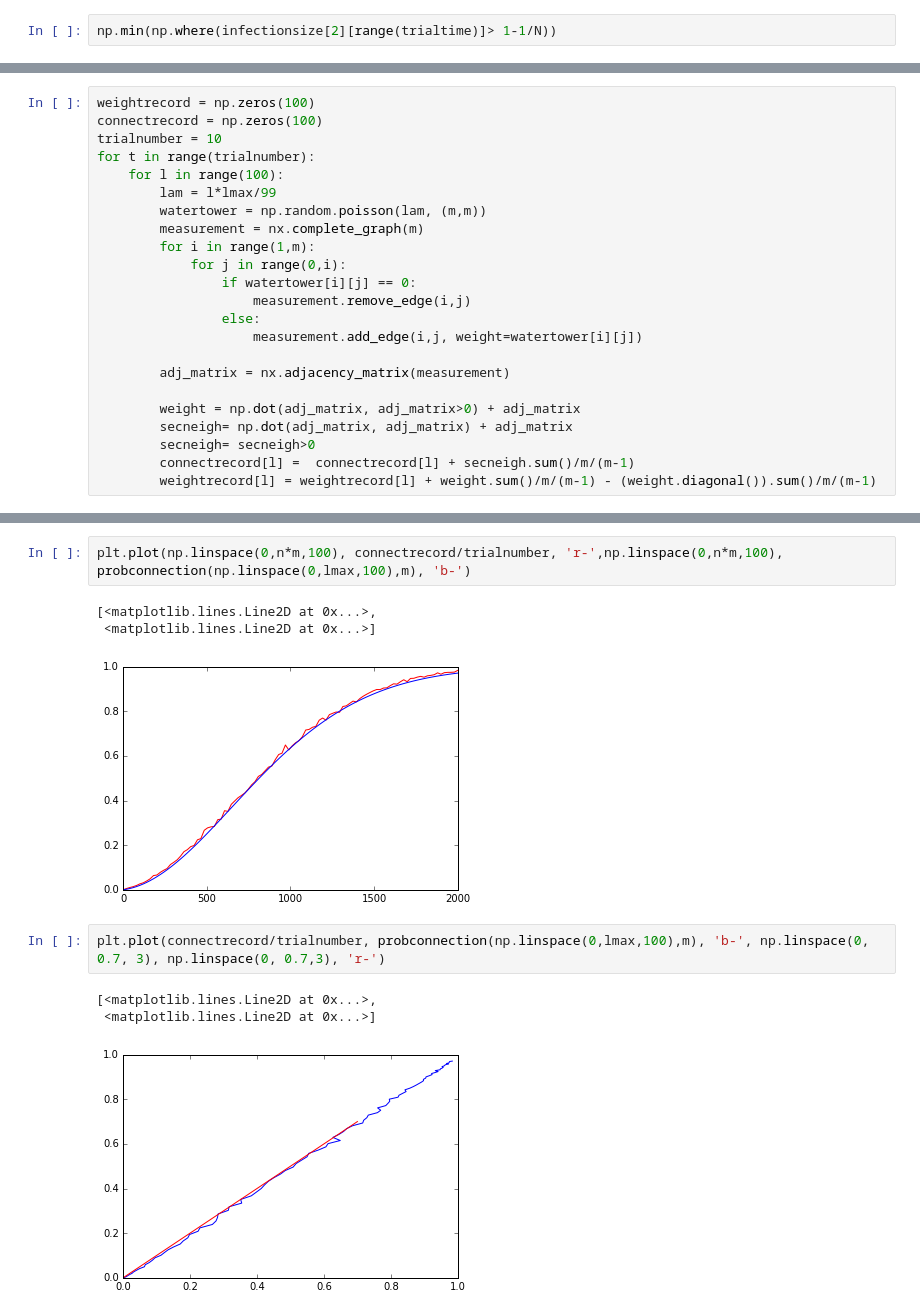
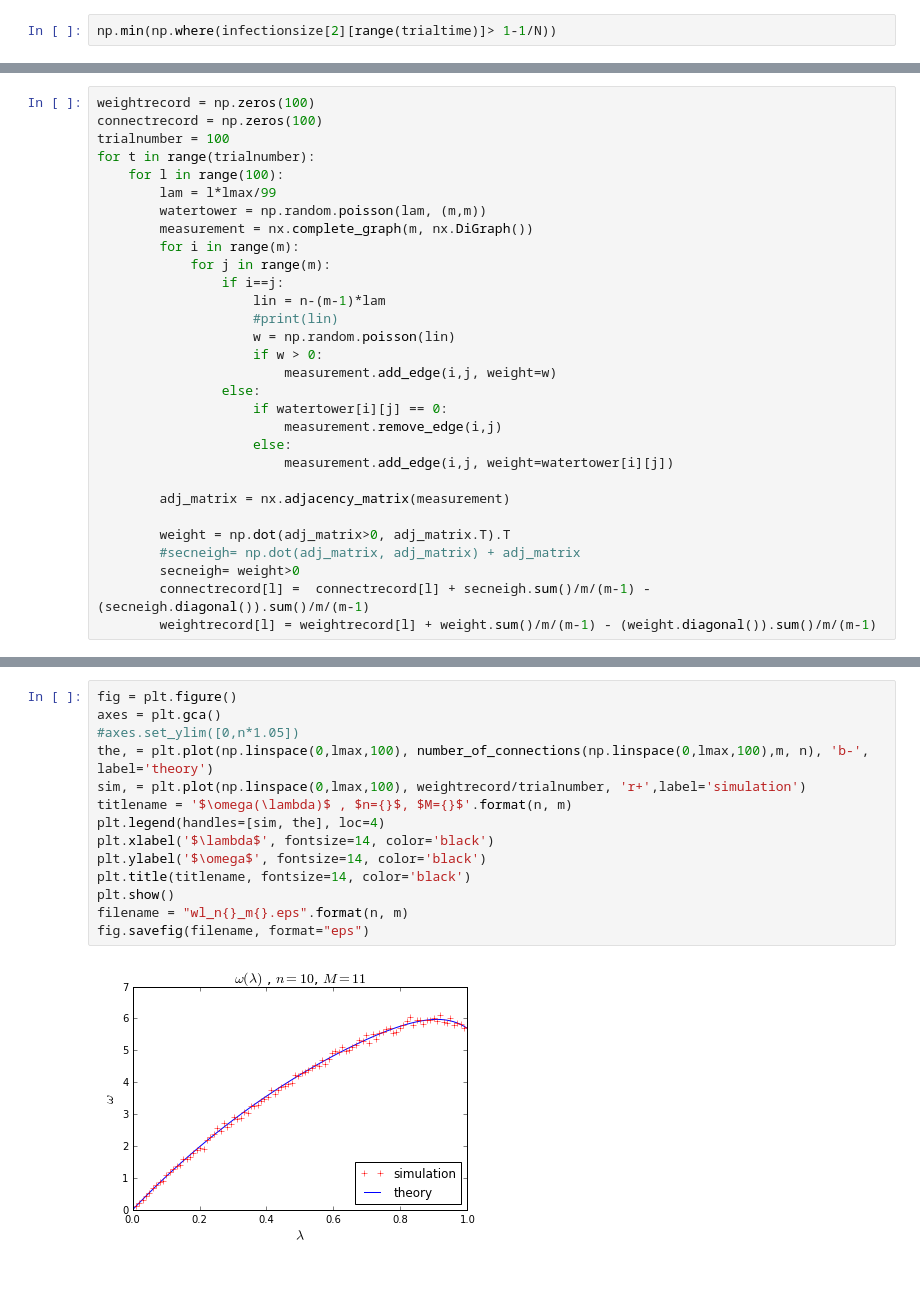
Before and after one commit to kmyim/BT_MP, a Jupyter notebook: coordination_game/simulations/node_swap_communities.ipynb, the cells around one changed output, grey strips where cells are left out. Cells and saved outputs as stored; diff of their text form; blank space fills up the shorter version.

```diff
--- a/coordination_game/simulations/node_swap_communities.ipynb
+++ b/coordination_game/simulations/node_swap_communities.ipynb
@@ -224,23 +228,30 @@ plt.plot(np.arange(100)/100*lmax, number_of_connections(np.arange(0,100)/100*lma
 # %%
 weightrecord = np.zeros(100)
 connectrecord = np.zeros(100)
-trialnumber = 10
+trialnumber = 100
 for t in range(trialnumber):
     for l in range(100):
         lam = l*lmax/99
         watertower = np.random.poisson(lam, (m,m))
-        measurement = nx.complete_graph(m)
-        for i in range(1,m):
-            for j in range(0,i):
-                if watertower[i][j] == 0:
-                    measurement.remove_edge(i,j)
+        measurement = nx.complete_graph(m, nx.DiGraph())
+        for i in range(m):
+            for j in range(m):
+                if i==j:
+                    lin = n-(m-1)*lam
+                    #print(lin)
+                    w = np.random.poisson(lin)
+                    if w > 0:
+                        measurement.add_edge(i,j, weight=w)
                 else:
-                    measurement.add_edge(i,j, weight=watertower[i][j])
+                    if watertower[i][j] == 0:
+                        measurement.remove_edge(i,j)
+                    else:
+                        measurement.add_edge(i,j, weight=watertower[i][j])
 
         adj_matrix = nx.adjacency_matrix(measurement)
 
-        weight = np.dot(adj_matrix, adj_matrix>0) + adj_matrix
-        secneigh= np.dot(adj_matrix, adj_matrix) + adj_matrix
-        secneigh= secneigh>0
-        connectrecord[l] =  connectrecord[l] + secneigh.sum()/m/(m-1)
+        weight = np.dot(adj_matrix>0, adj_matrix.T).T
+        #secneigh= np.dot(adj_matrix, adj_matrix) + adj_matrix
+        secneigh= weight>0
+        connectrecord[l] =  connectrecord[l] + secneigh.sum()/m/(m-1) - (secneigh.diagonal()).sum()/m/(m-1)
         weightrecord[l] = weightrecord[l] + weight.sum()/m/(m-1) - (weight.diagonal()).sum()/m/(m-1)
@@ -253,12 +258,16 @@ plt.plot(np.linspace(0,n*m,100), weightrecord/trialnumber, 'r-',np.linspace(0,n*
-# %%
-plt.plot(np.linspace(0,n*m,100), connectrecord/trialnumber, 'r-',np.linspace(0,n*m,100), probconnection(np.linspace(0,lmax,100),m), 'b-')
-# %% [output]
-[<matplotlib.lines.Line2D at 0x...>,
- <matplotlib.lines.Line2D at 0x...>]
-[figure, removed]
-# %%
-plt.plot(connectrecord/trialnumber, probconnection(np.linspace(0,lmax,100),m), 'b-', np.linspace(0, 0.7, 3), np.linspace(0, 0.7,3), 'r-')
-# %% [output]
-[<matplotlib.lines.Line2D at 0x...>,
- <matplotlib.lines.Line2D at 0x...>]
-[figure, removed]
+# %%
+fig = plt.figure()
+axes = plt.gca()
+#axes.set_ylim([0,n*1.05])
+the, = plt.plot(np.linspace(0,lmax,100), number_of_connections(np.linspace(0,lmax,100),m, n), 'b-', label='theory')
+sim, = plt.plot(np.linspace(0,lmax,100), weightrecord/trialnumber, 'r+',label='simulation')
+titlename = '$\omega(\lambda)$ , $n={}$, $M={}$'.format(n, m)
+plt.legend(handles=[sim, the], loc=4)
+plt.xlabel('$\lambda$', fontsize=14, color='black')
+plt.ylabel('$\omega$', fontsize=14, color='black')
+plt.title(titlename, fontsize=14, color='black')
+plt.show()
+filename = "wl_n{}_m{}.eps".format(n, m)
+fig.savefig(filename, format="eps")
+# %% [output]
+[figure, added]
```
Also changed, not shown: parts of 9 cells of this notebook, 13 other files.
